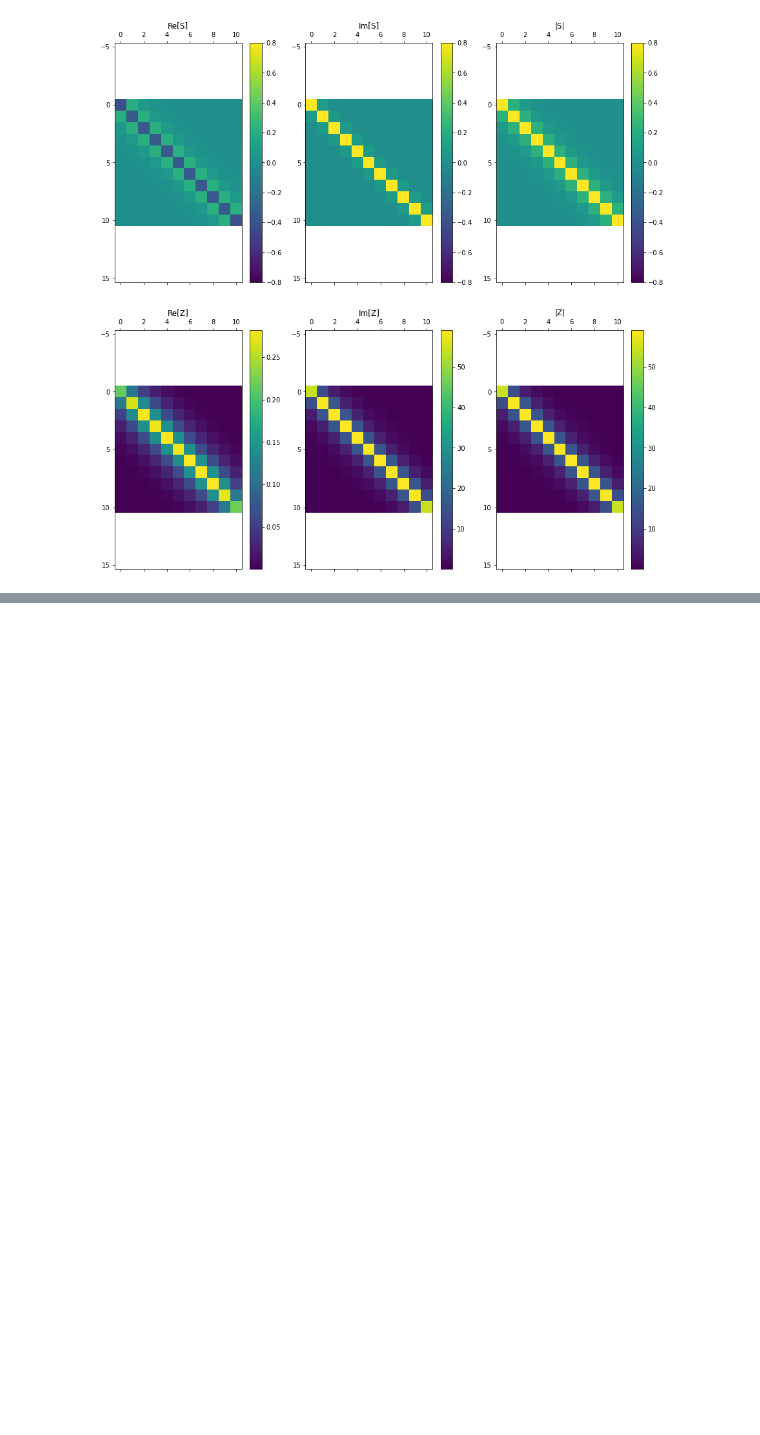
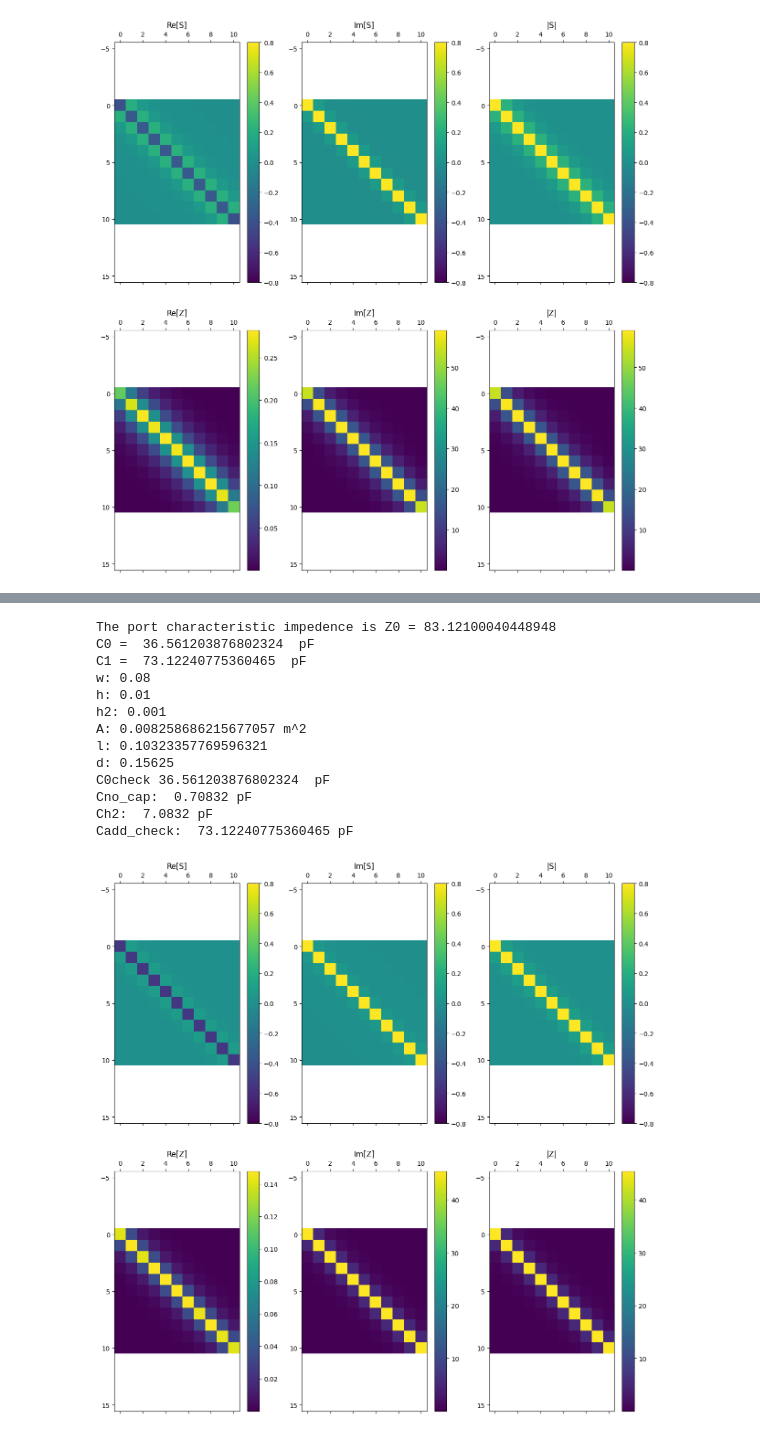
Before and after one commit to vandelij/TWA_circuit, a Jupyter notebook: TWA_Center_fed.ipynb, the cells around one changed output, grey strips where cells are left out. Cells and saved outputs as stored; diff of their text form; code cells hidden in the pictures; blank space fills up the shorter version.

```diff
--- a/TWA_Center_fed.ipynb
+++ b/TWA_Center_fed.ipynb
@@ -195,0 +258,51 @@ ax[1].grid()
+# %%
+# T type
+## S and Z matrix Section
+Smatrix_file_name = 'Smat_T_flat_11_strap.csv'#'Smat_comsol_centerfed.csv'#
+Smat = myTWA.read_Smat_from_comsol_portscan_Stable(filename=Smatrix_file_name, return_flag=True)
+#print(Smat[1,:])
+# Z0 = myTWA.get_coax_Z0(d_outer=0.016, d_inner=0.004)
+Z0 = myTWA.get_coax_Z0(d_outer=0.008, d_inner=0.002)
+myTWA.get_Z_matrix(Z0_port=Z0)
+print(f'The port characteristic impedence is Z0 = {Z0}')
+print('C0 = ', myTWA.calculate_C0()/1e-12, ' pF')
+print('C1 = ', myTWA.calculate_C1()/1e-12, ' pF')
+
+ts = 1e-2 #2e-2 # m TODO: updated this
+h = .01
+h2 = h/10
+w = myTWA.wstr
+print(f'w: {w}')
+print(f'h: {h}')
+print(f'h2: {h2}')
+A = myTWA.cap_area_given_gap_and_C(h2, myTWA.calculate_C1())
+l = A/w
+print(f'A: {A} m^2')
+print(f'l: {l}')
+print(f'd: {myTWA.d}')
+
+Zav = np.trace(np.imag(myTWA.Zmatrix))/num_straps
+C0check = 1/(Zav*w0)
+print('C0check', C0check*1e12, ' pF')
+Cno_cap = myTWA.epsi0*myTWA.wstr*ts/h
+print('Cno_cap: ', Cno_cap/1e-12, 'pF')
+Ch2 = myTWA.epsi0*myTWA.wstr*ts/h2
+print('Ch2: ', Ch2/1e-12, 'pF')
+Cadd_check  = myTWA.epsi0*myTWA.wstr*l/h2
+print('Cadd_check: ', Cadd_check/1e-12, 'pF')
+myTWA.plot_Smat_and_Zmat()
+# %% [output]
+The port characteristic impedence is Z0 = 83.12100040448948
+C0 =  36.561203876802324  pF
+C1 =  73.12240775360465  pF
+w: 0.08
+h: 0.01
+h2: 0.001
+A: 0.008258686215677057 m^2
+l: 0.10323357769596321
+d: 0.15625
+C0check 36.561203876802324  pF
+Cno_cap:  0.70832 pF
+Ch2:  7.0832 pF
+Cadd_check:  73.12240775360465 pF
+[figure, added]
```
Also changed, not shown: parts of 10 cells of this notebook, 7 other files.
